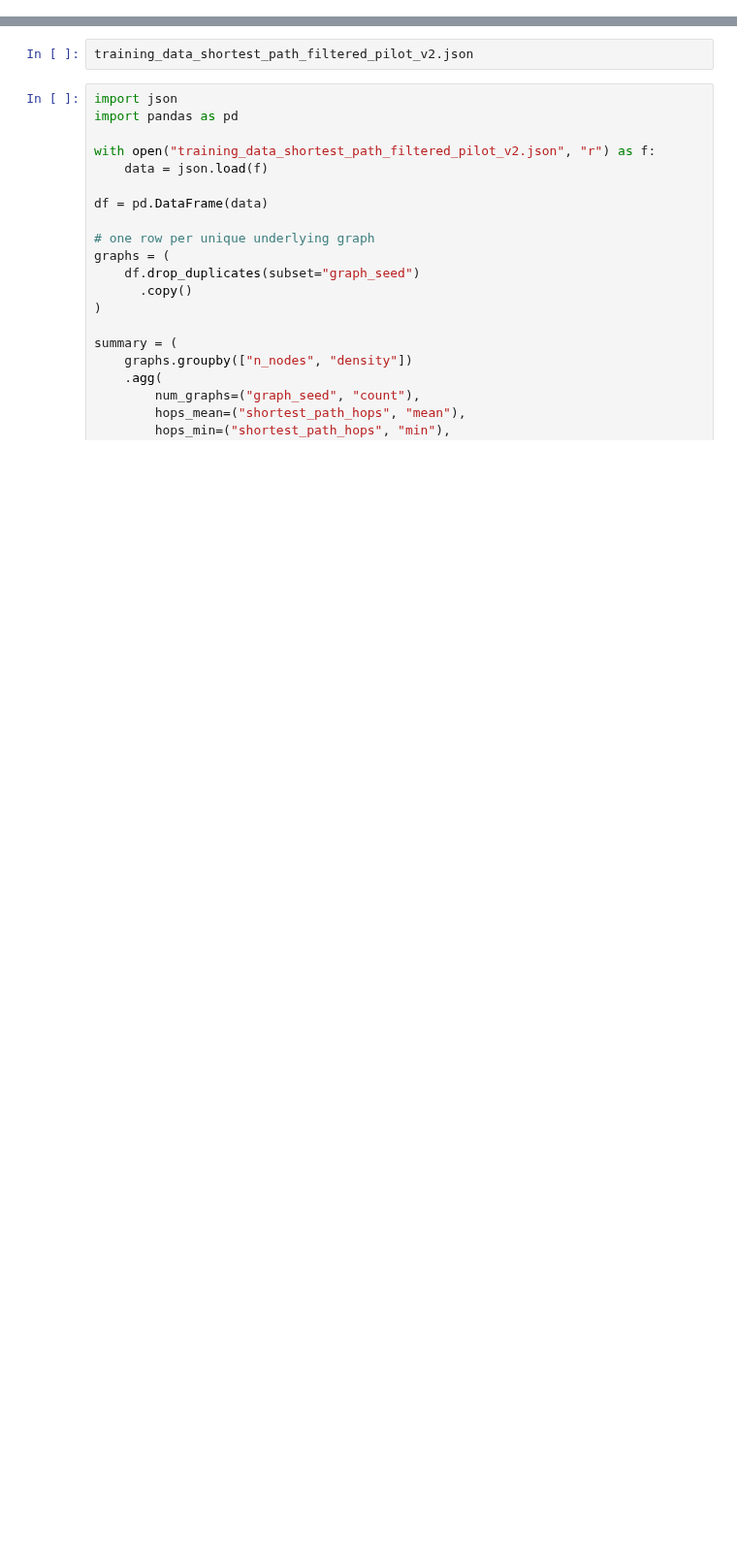
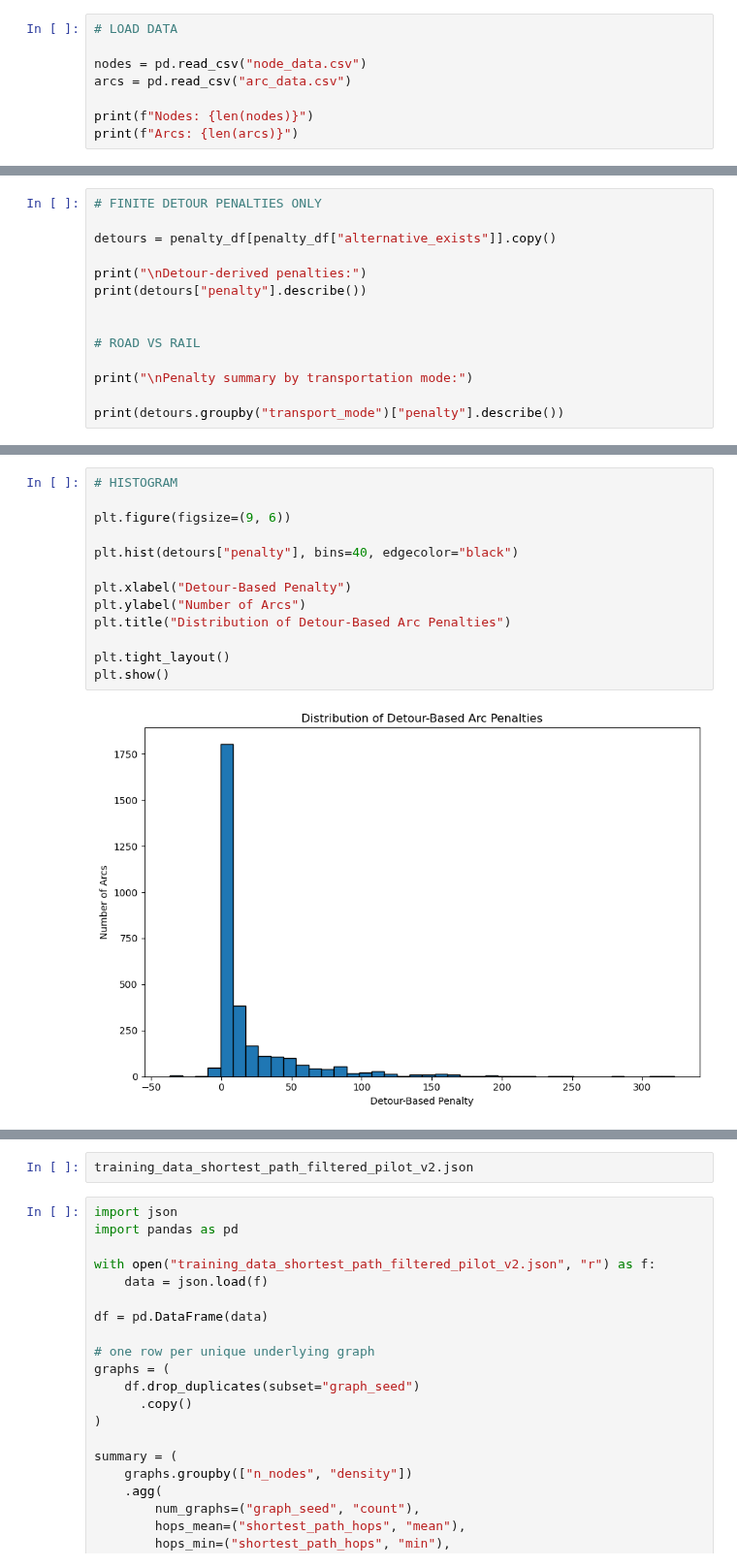
Before and after one commit to EmmaDAllen/ED-Allen-NPS-Thesis, a Jupyter notebook: Flow Validations.ipynb, the cells around one changed output, grey strips where cells are left out. Shown at 97% size. Cells and saved outputs as stored; diff of their text form; blank space fills up the shorter version.

```diff
--- a/Flow Validations.ipynb
+++ b/Flow Validations.ipynb
@@ -5,0 +7,8 @@ import networkx as nx
+# %%
+# LOAD DATA
+
+nodes = pd.read_csv("node_data.csv")
+arcs = pd.read_csv("arc_data.csv")
+
+print(f"Nodes: {len(nodes)}")
+print(f"Arcs: {len(arcs)}")
@@ -5,0 +149,14 @@ import networkx as nx
+# %%
+# FINITE DETOUR PENALTIES ONLY
+
+detours = penalty_df[penalty_df["alternative_exists"]].copy()
+
+print("\nDetour-derived penalties:")
+print(detours["penalty"].describe())
+
+
+# ROAD VS RAIL
+
+print("\nPenalty summary by transportation mode:")
+
+print(detours.groupby("transport_mode")["penalty"].describe())
@@ -5,0 +181,15 @@ import networkx as nx
+# %%
+# HISTOGRAM
+
+plt.figure(figsize=(9, 6))
+
+plt.hist(detours["penalty"], bins=40, edgecolor="black")
+
+plt.xlabel("Detour-Based Penalty")
+plt.ylabel("Number of Arcs")
+plt.title("Distribution of Detour-Based Arc Penalties")
+
+plt.tight_layout()
+plt.show()
+# %% [output]
+[figure, added]
```
Also changed, not shown: parts of 30 cells of this notebook, 9 other files.
